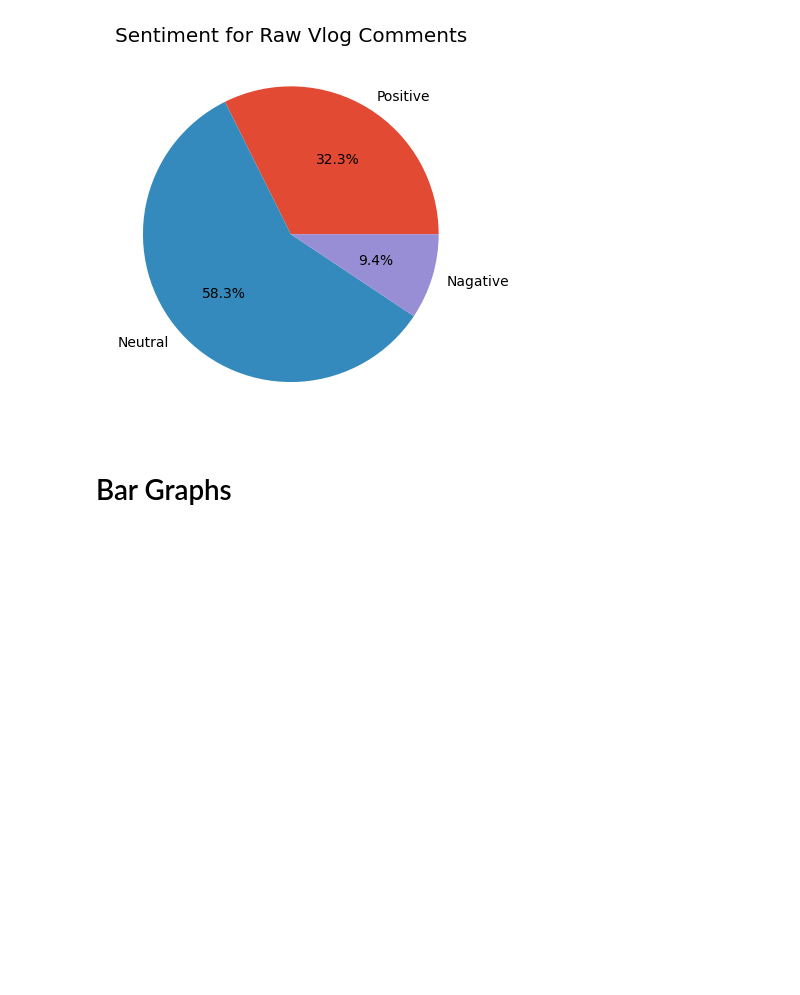
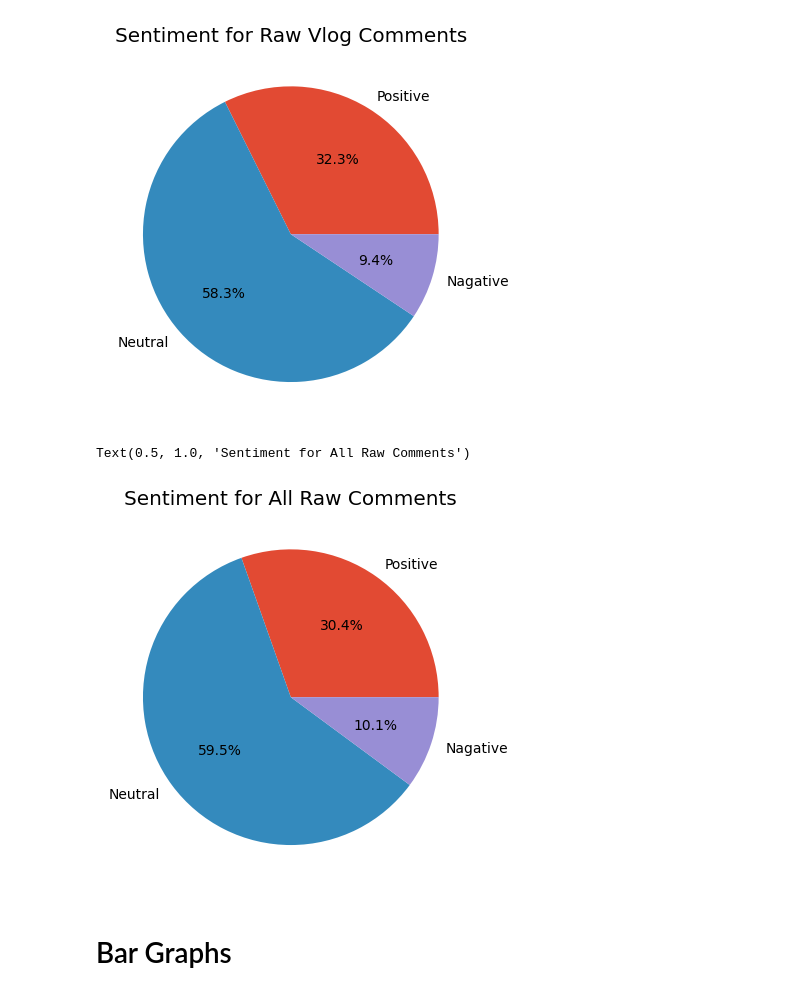
Before and after one commit to fahigley/YT_Sentiment_Analysis, a Jupyter notebook: code/sentiment_analysis.ipynb, the cells around one changed output. Cells and saved outputs as stored; diff of their text form; code cells hidden in the pictures; blank space fills up the shorter version.

```diff
--- a/code/sentiment_analysis.ipynb
+++ b/code/sentiment_analysis.ipynb
@@ -266,6 +281,21 @@ ax.set_title("Sentiment for Raw Vlog Comments")
 # %% [output]
 Text(0.5, 1.0, 'Sentiment for Raw Vlog Comments')
 [figure]
+# %%
+total = sum(beauty_sent_totals_raw) + sum(controversial_sent_totals_raw) + sum(gaming_sent_totals_raw) + sum(music_sent_totals_raw) + sum(reaction_sent_totals_raw) +sum(vlog_sent_totals_raw)
+All_percents = [ (beauty_sent_totals_raw[0] + controversial_sent_totals_raw[0] + gaming_sent_totals_raw[0] +
+                music_sent_totals_raw[0] + reaction_sent_totals_raw[0]+ vlog_sent_totals_raw[0]) / total,
+                (beauty_sent_totals_raw[1] + controversial_sent_totals_raw[1] + gaming_sent_totals_raw[1] +
+                music_sent_totals_raw[1] + reaction_sent_totals_raw[1]+ vlog_sent_totals_raw[1]) / total,
+                (beauty_sent_totals_raw[2] + controversial_sent_totals_raw[2] + gaming_sent_totals_raw[2] +
+                music_sent_totals_raw[2] + reaction_sent_totals_raw[2]+ vlog_sent_totals_raw[2]) / total,]
+
+fig, ax = plt.subplots()
+ax.pie(All_percents, labels=labels, autopct='%1.1f%%')
+ax.set_title("Sentiment for All Raw Comments")
+# %% [output]
+Text(0.5, 1.0, 'Sentiment for All Raw Comments')
+[figure, added]
 # %% [markdown]
 # Bar Graphs
 # %%
```
Also changed, not shown: parts of 1 cell of this notebook, 1 other file.
